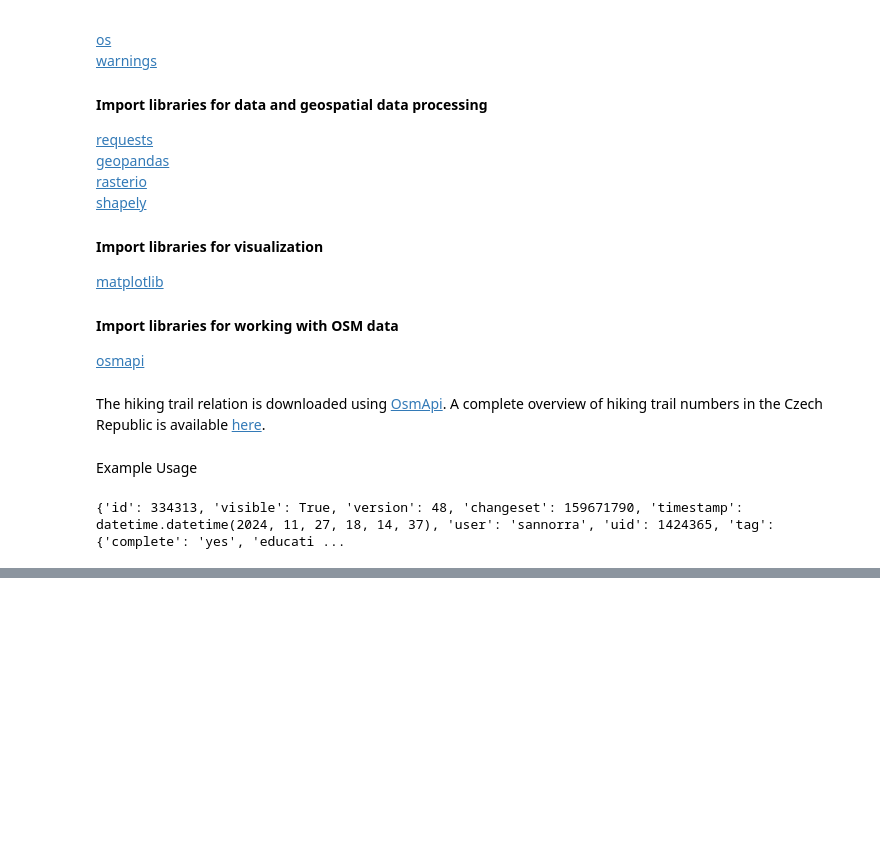
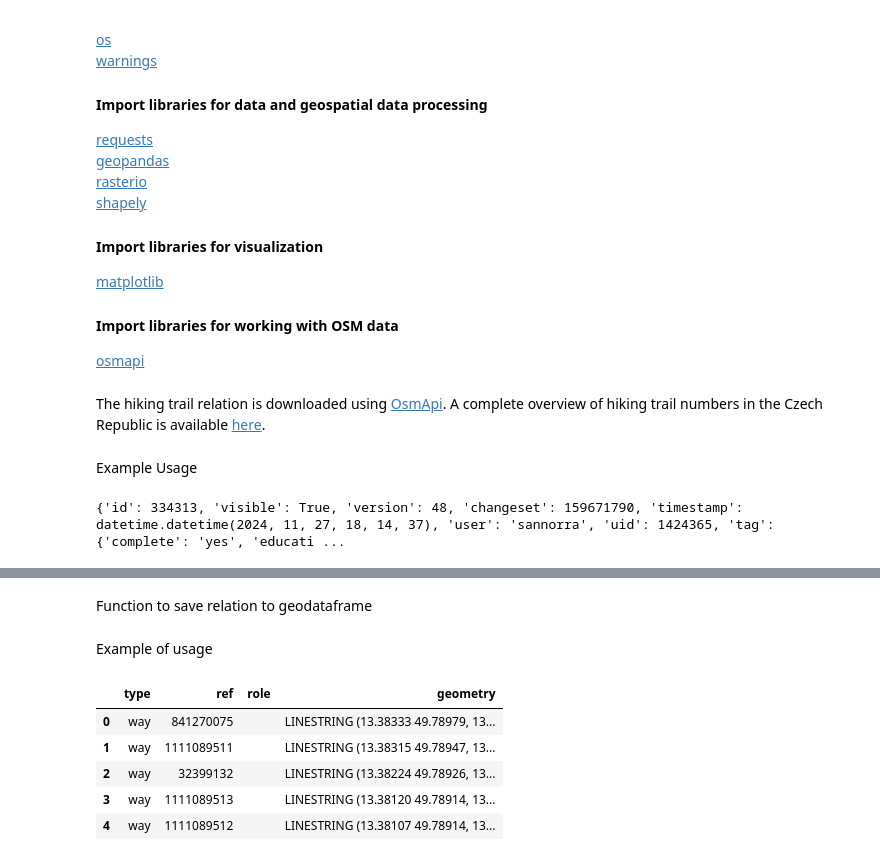
Before and after one commit to kovarmi9/UZPR_elevation_profile_analysis, a Jupyter notebook: elevation_profile_analysis.ipynb, the cells around one changed output, grey strips where cells are left out. Cells and saved outputs as stored; diff of their text form; code cells hidden in the pictures; blank space fills up the shorter version.

```diff
--- a/elevation_profile_analysis.ipynb
+++ b/elevation_profile_analysis.ipynb
@@ -111,0 +101,46 @@ hello world
+# %% [markdown]
+Function to save relation to geodataframe
+# %%
+def relation_to_geodataframe(relation):
+    """
+    Converts a relation dictionary into a GeoDataFrame.
+    Assumes 'members' contain 'ways' with references to geometry data, and ignores nodes.
+    """
+    members = relation.get('member', [])
+    data = []
+
+    for member in members:
+        member_type = member.get('type')
+        ref = member.get('ref')
+        role = member.get('role', '')
+
+        if member_type == 'way':
+            # Fetch geometry for "way" using the API
+            with osmapi.OsmApi() as api:
+                way = api.WayGet(ref)
+                nodes = way['nd']
+                coords = [(api.NodeGet(node_id)['lon'], api.NodeGet(node_id)['lat']) for node_id in nodes]
+                geometry = LineString(coords)
+                data.append({
+                    'type': member_type,
+                    'ref': ref,
+                    'role': role,
+                    'geometry': geometry
+                })
+
+    # Create GeoDataFrame
+    gdf = gpd.GeoDataFrame(data, geometry='geometry')
+    return gdf
+# %% [markdown]
+Example of usage
+# %%
+# Example usage
+gdf = relation_to_geodataframe(relation)
+display(gdf.head())
+# %% [output]
+|  | type | ref | role | geometry |
+| 0 | way | 841270075 |  | LINESTRING (13.38333 49.78979, 13... |
+| 1 | way | 1111089511 |  | LINESTRING (13.38315 49.78947, 13... |
+| 2 | way | 32399132 |  | LINESTRING (13.38224 49.78926, 13... |
+| 3 | way | 1111089513 |  | LINESTRING (13.38120 49.78914, 13... |
+| 4 | way | 1111089512 |  | LINESTRING (13.38107 49.78914, 13... |
```
Also changed, not shown: parts of 10 cells of this notebook.
